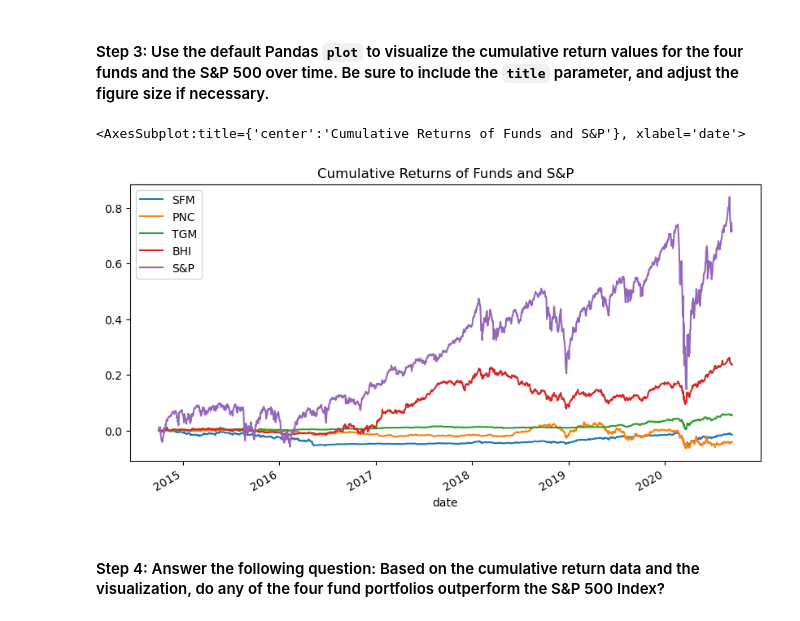
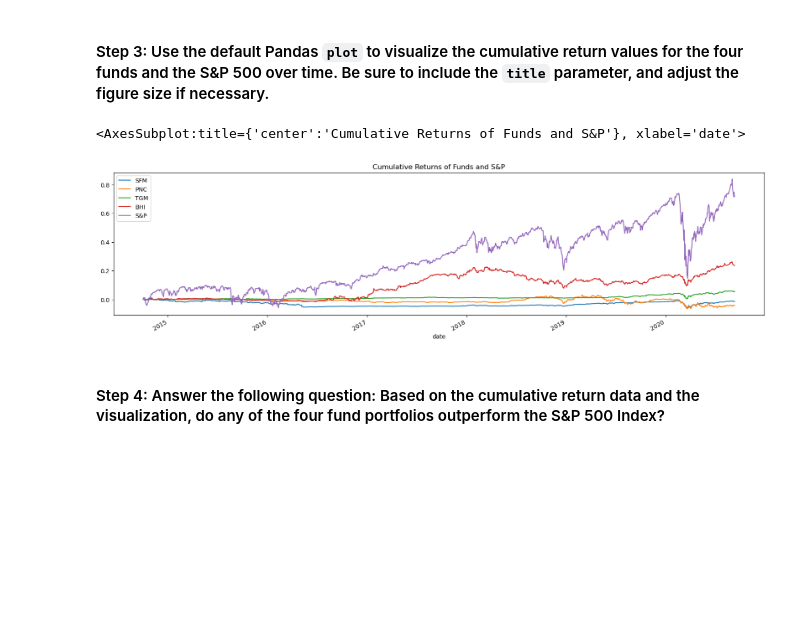
Before and after one commit to yv-i/Module_4_Challenge, a Jupyter notebook: risk_return_analysis.ipynb, the cells around one changed output. Cells and saved outputs as stored; diff of their text form; code cells hidden in the pictures; blank space fills up the shorter version.

```diff
--- a/risk_return_analysis.ipynb
+++ b/risk_return_analysis.ipynb
@@ -196,11 +192,11 @@ cumulative_returns
 # %%
 # Visualize the cumulative returns using the Pandas plot function
 # Include a title parameter and adjust the figure size
 # YOUR CODE HERE
-cumulative_returns.plot(figsize=(10,5), title="Cumulative Returns of Funds and S&P")
+cumulative_returns.plot(figsize=(20,5), title="Cumulative Returns of Funds and S&P")
 # %% [output]
 <AxesSubplot:title={'center':'Cumulative Returns of Funds and S&P'}, xlabel='date'>
-[figure, old version]
+[figure, new version]
 # %% [markdown]
 #### Step 4: Answer the following question: Based on the cumulative return data and the visualization, do any of the four fund portfolios outperform the S&P 500 Index?
 # %% [markdown]
```
Also changed, not shown: parts of 5 cells of this notebook.
